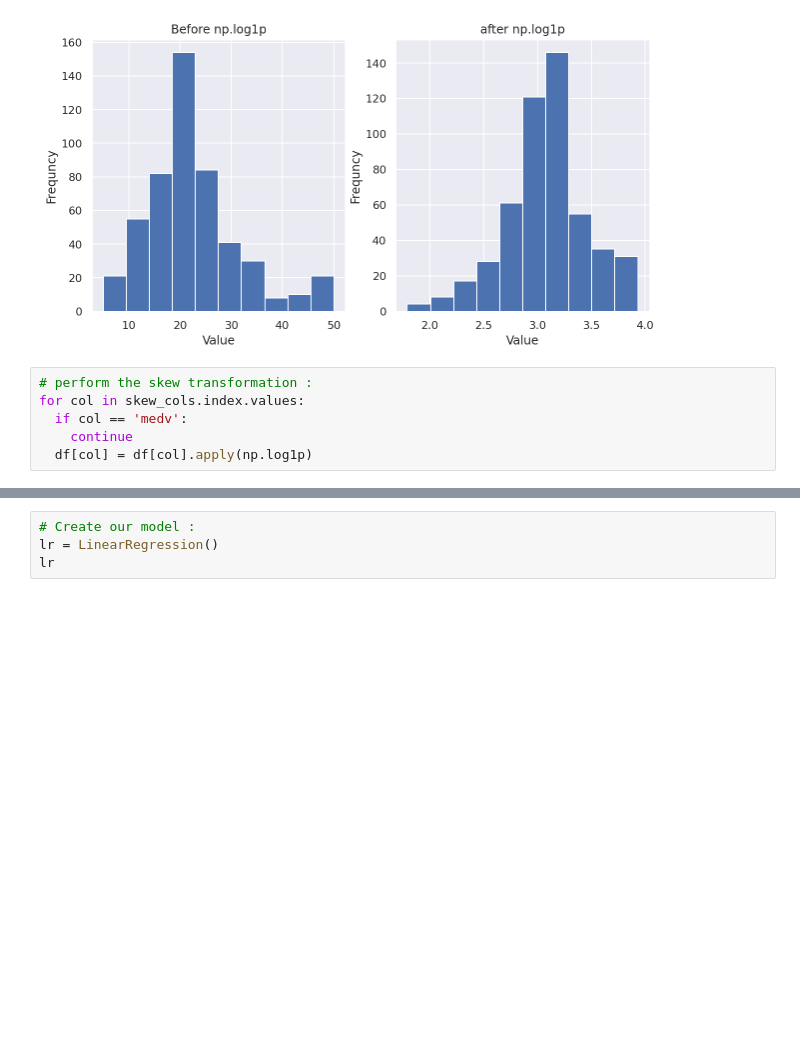
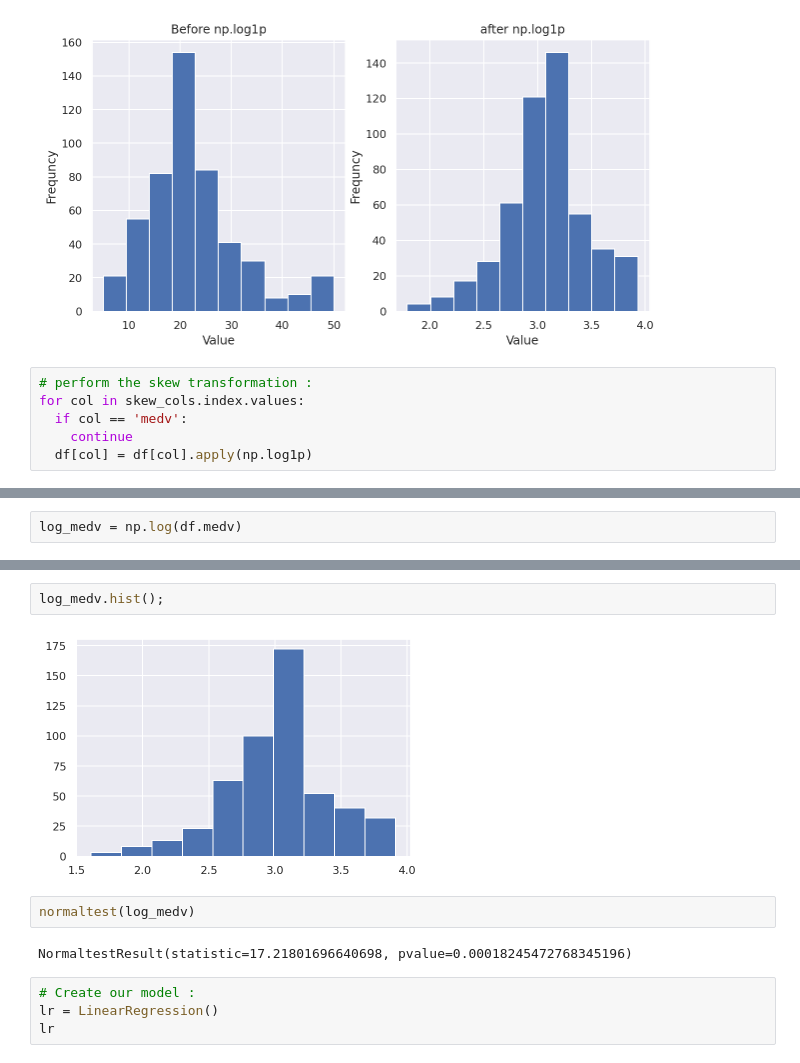
Before and after one commit to mohmaed7777/prediction-Houses-price-with-linear-Regression, a Jupyter notebook: Boston houses price.ipynb, the cells around one changed output, grey strips where cells are left out. Saved outputs shown, nothing was run; the diff lists cells and outputs as text; blank space fills up the shorter version.

```diff
--- a/Boston houses price.ipynb
+++ b/Boston houses price.ipynb
@@ -175,0 +176,2 @@ ax.set_xlabel('__');
+# %%
+log_medv = np.log(df.medv)
@@ -176,3 +193,11 @@ ax.set_xlabel('__');
+# %%
+log_medv.hist();
+# %% [output]
+[figure, added]
+# %%
+normaltest(log_medv)
+# %% [output]
+NormaltestResult(statistic=17.21801696640698, pvalue=0.00018245472768345196)
 # %%
 # Create our model :
 lr = LinearRegression()
```
Also changed, not shown: parts of 24 cells of this notebook.
